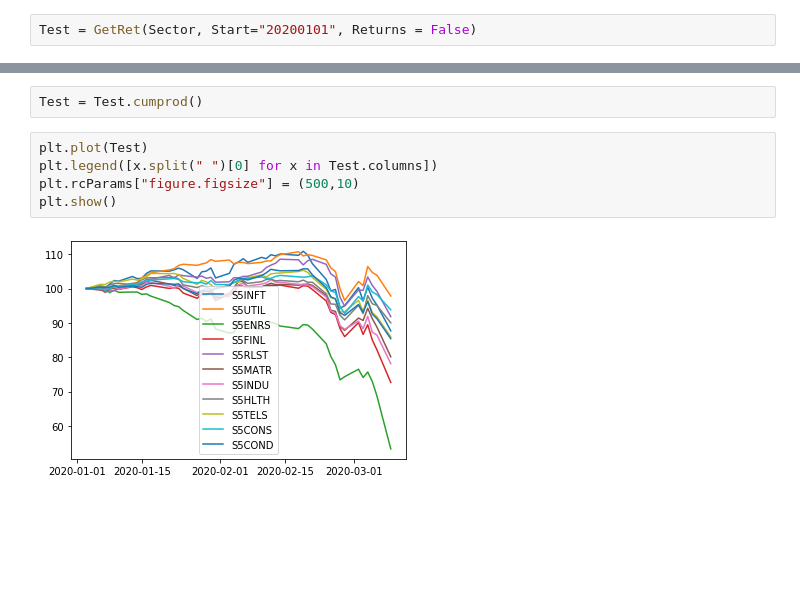
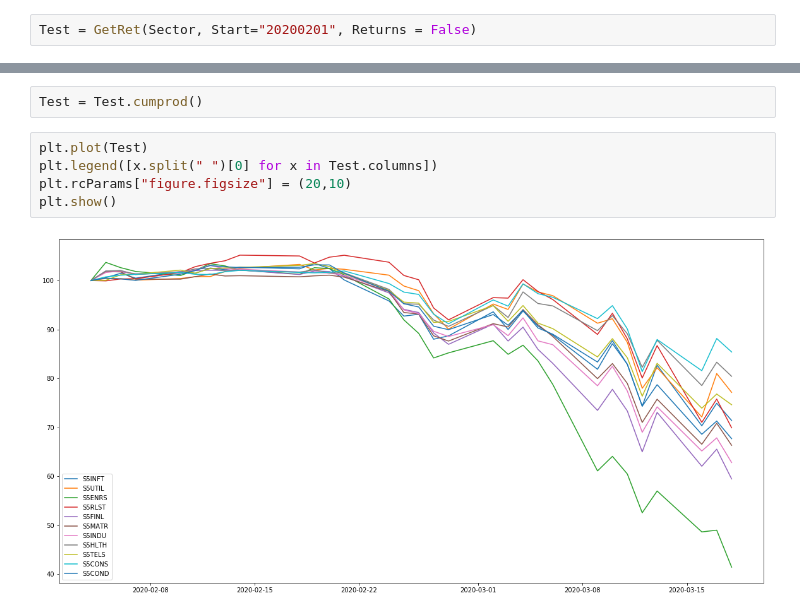
Before and after one commit to KelianF/Strategies, a Jupyter notebook: Fundamental/Safe Haven/Safe Haven.ipynb, the cells around one changed output, grey strips where cells are left out. Saved outputs shown, nothing was run; the diff lists cells and outputs as text; blank space fills up the shorter version.

```diff
--- a/Fundamental/Safe Haven/Safe Haven.ipynb
+++ b/Fundamental/Safe Haven/Safe Haven.ipynb
@@ -75,7 +52,7 @@ Sharpe -2.044300425674394
 # %%
 Sector = ["S5ENRS Index", "S5FINL Index", "S5MATR Index", "S5INDU Index", "S5HLTH Index", "S5TELS Index", "S5CONS Index", "S5COND Index", "S5INFT Index", "S5UTIL Index", "S5RLST Index"]
 # %%
-Test = GetRet(Sector, Start="20200101", Returns = False)
+Test = GetRet(Sector, Start="20200201", Returns = False)
 # %%
 Test.iloc[0,:] = 1
 # %%
@@ -87,7 +64,7 @@ Test = Test.cumprod()
 # %%
 plt.plot(Test)
 plt.legend([x.split(" ")[0] for x in Test.columns])
-plt.rcParams["figure.figsize"] = (500,10)
+plt.rcParams["figure.figsize"] = (20,10)
 plt.show()
 # %% [output]
-[figure, old version]
+[figure, new version]
```
Also changed, not shown: parts of 8 cells of this notebook, 11 other files.
